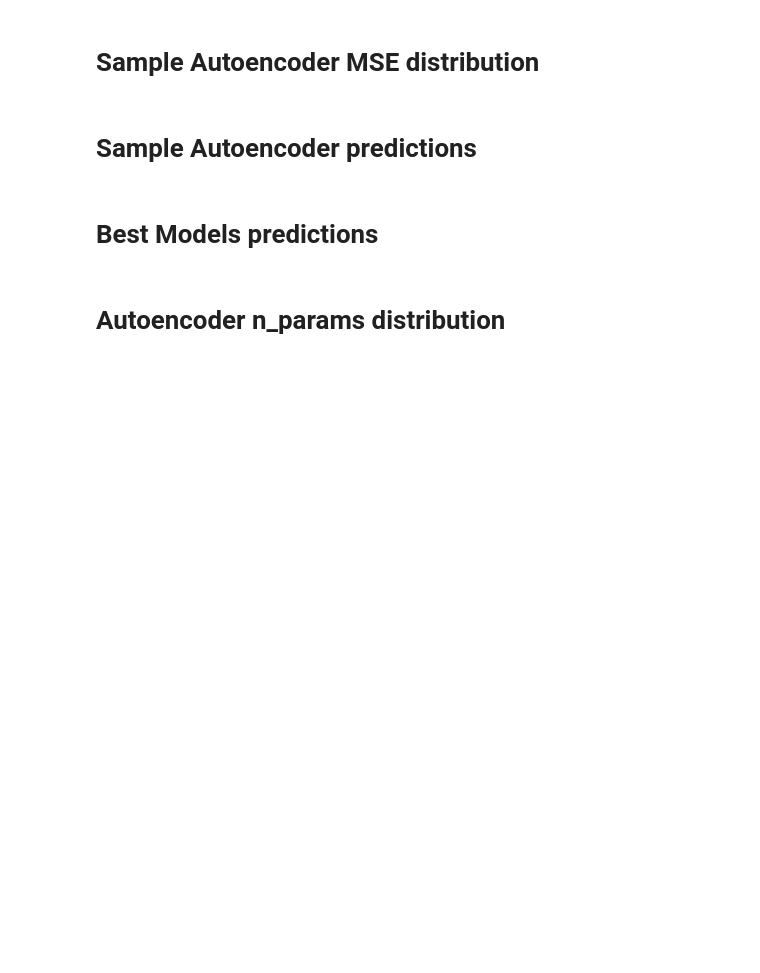
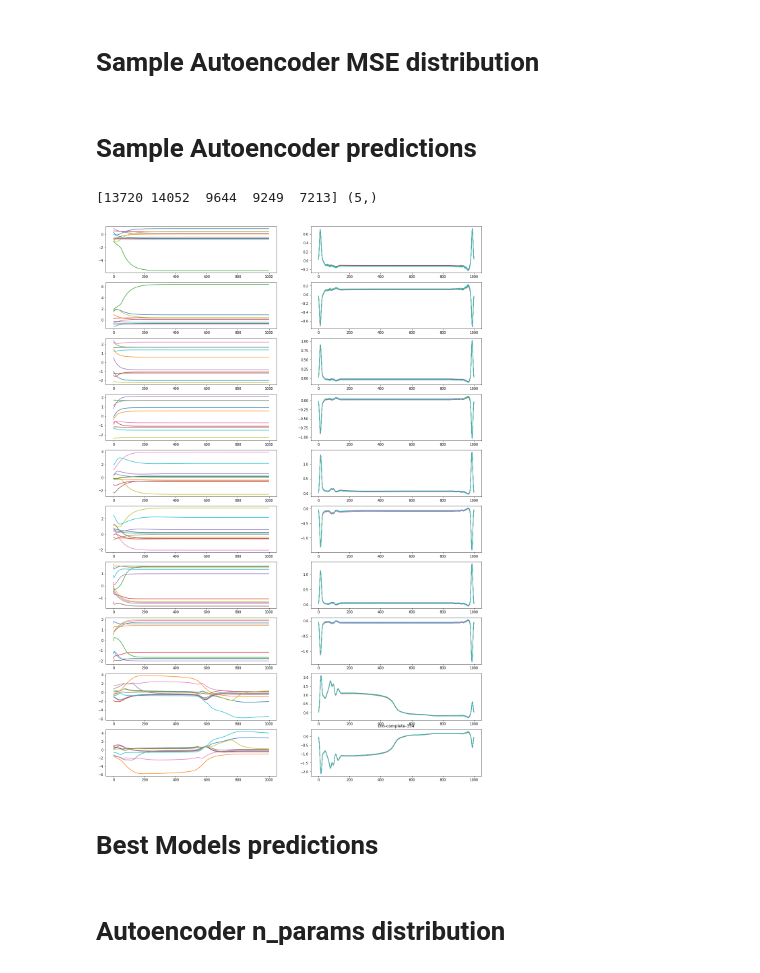
Before and after one commit to LuzieH/social-dynamics, a Jupyter notebook: jupyter_notebooks/Autoencoder exploration analysis.ipynb, the cells around one changed output. Drawn from its saved outputs; the diff is of its cells as text; code cells hidden in the pictures; blank space fills up the shorter version.

```diff
--- a/jupyter_notebooks/Autoencoder exploration analysis.ipynb
+++ b/jupyter_notebooks/Autoencoder exploration analysis.ipynb
@@ -11,7 +11,7 @@ os.environ['CUDA_VISIBLE_DEVICES'] = '-1'
 
 root_path = utils.determine_root_path()
 # %%
-autoencoder_clustering_path = root_path.joinpath("large_autoencoder_clustering")
+autoencoder_clustering_path = root_path.joinpath("large_autoencoder_clustering-1")
 autoencoder_results_path = autoencoder_clustering_path.joinpath("autoencoders_results")
 model_input_types = ["cnn-complete", "cnn-cut", "dnn-complete", "dnn-cut"]
 
@@ -71,21 +71,24 @@ del datasets
 # %%
 model_path = autoencoder_results_path.joinpath(
     utils.select_autoencoder_model(model_input_type='any', results=results, mode='mse', start=6, end=7))
 #model_path = autoencoder_results_path.joinpath("cnn-complete-72")
 
-model_input_type = model_path.name.split('-')[:2]
+model_input_type = "-".join(model_path.name.split('-')[:2])
 
-trues, preds = utils.select_predictions(model_path=model_path, mode='mse', y_true=y_trues[model_input_type],
+trues, preds = utils.select_predictions(model_path=model_path, mode='mse', n_to_sample=5, y_true=y_trues[model_input_type],
                                         n_agents=n_agents, n_options=n_options, start=2, end=4)
 
 plt.figure(num=1, figsize=(20, 30))
 autoencoder_utils.plot_preds(fig_num=1,
                              y_true=trues,
                              y_pred=preds,
                              n_agents=n_agents,
                              n_options=n_options)
 plt.title(model_path.name)
 plt.show()
+# %% [output]
+[13720 14052  9644  9249  7213] (5,)
+[figure, added]
 # %% [markdown]
 # Best Models predictions
 # %%
```
Also changed, not shown: 1 other file.
